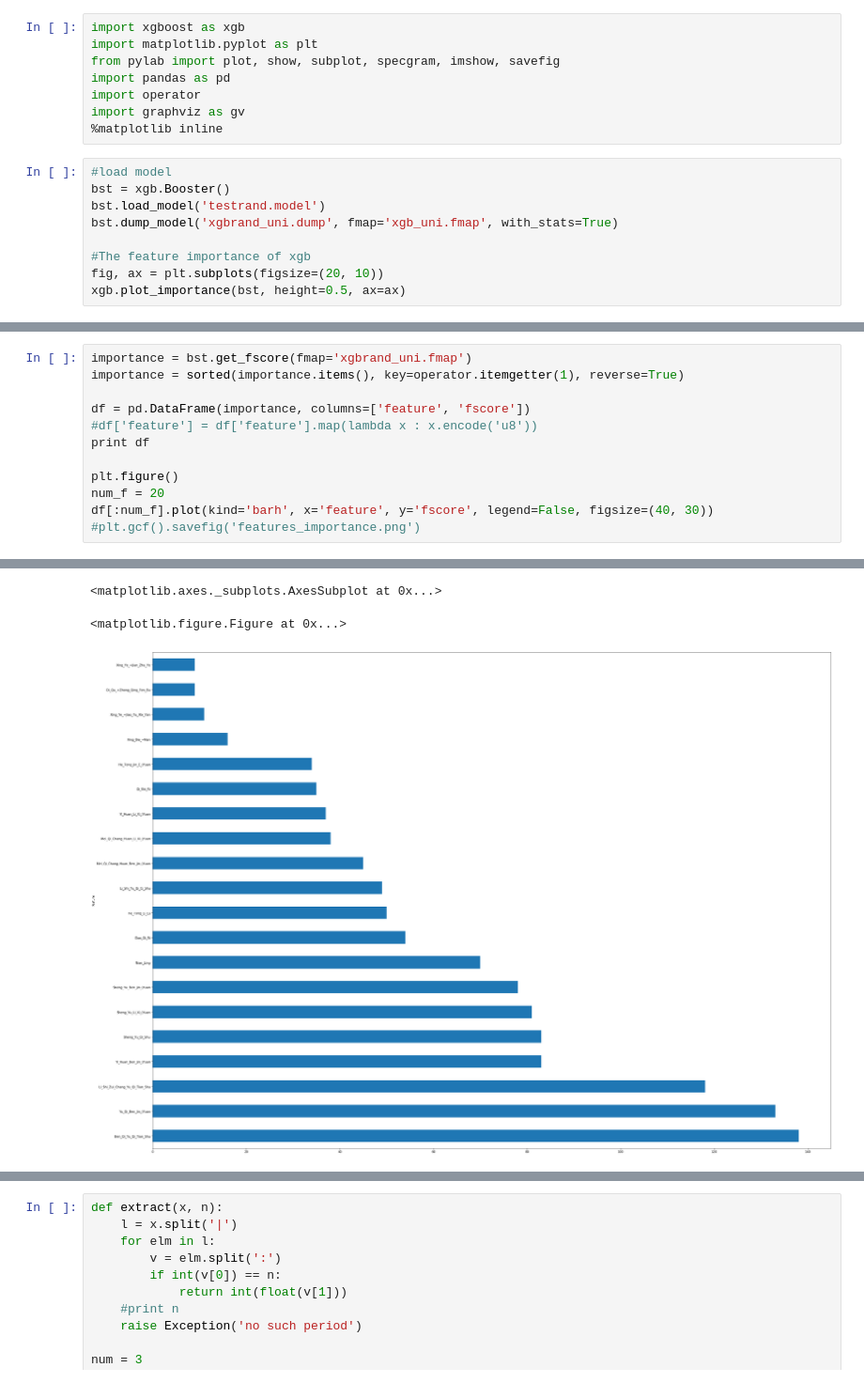
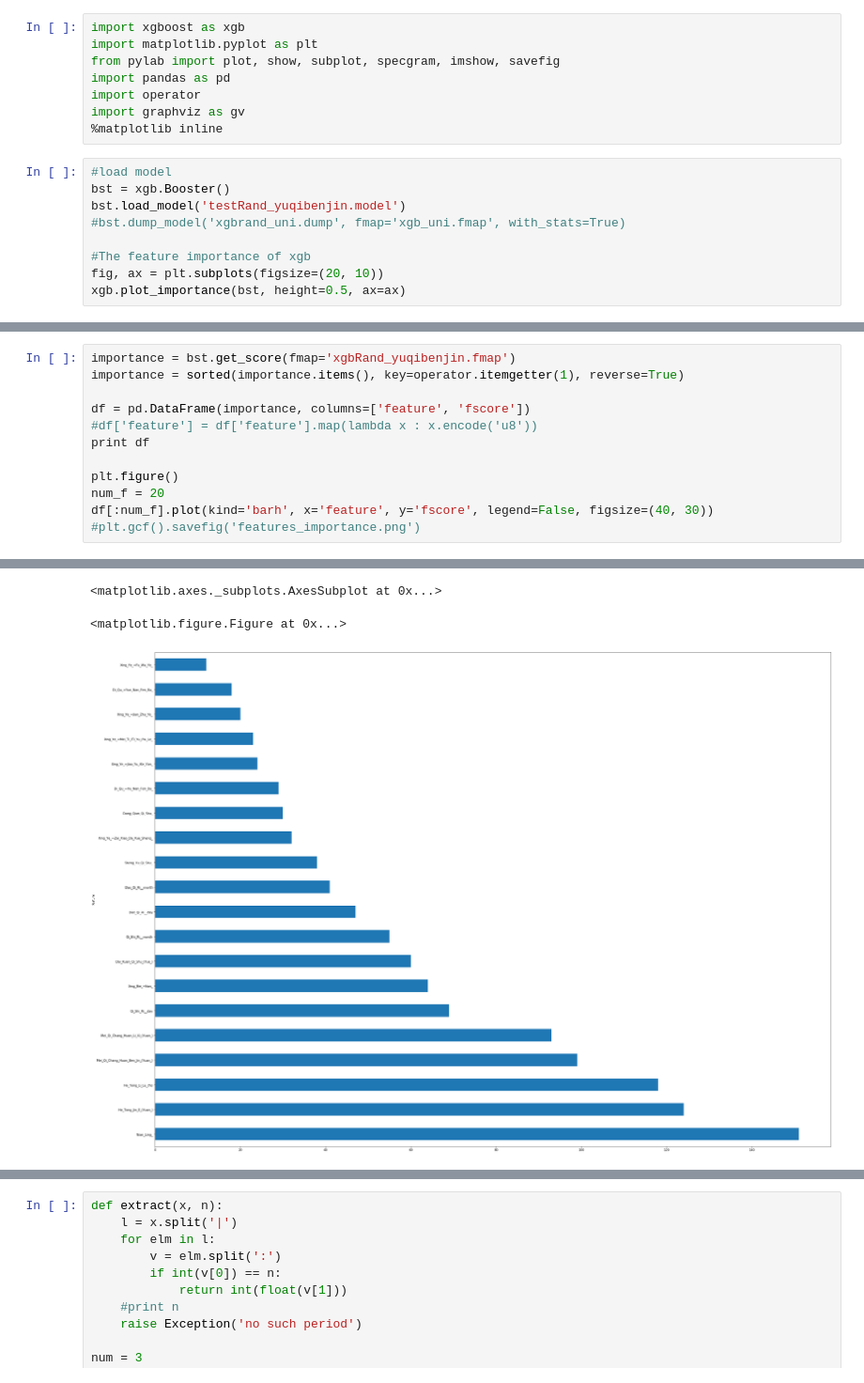
Before and after one commit to skysia1991/risk_poc, a Jupyter notebook: control.ipynb, the cells around one changed output, grey strips where cells are left out. Shown at 94% size. Cells and saved outputs as stored; diff of their text form.

Commit message:
20171207 random model

```diff
--- a/control.ipynb
+++ b/control.ipynb
@@ -9,8 +9,8 @@ import graphviz as gv
 # %%
 #load model
 bst = xgb.Booster()
-bst.load_model('testrand.model')
-bst.dump_model('xgbrand_uni.dump', fmap='xgb_uni.fmap', with_stats=True)
+bst.load_model('testRand_yuqibenjin.model')
+#bst.dump_model('xgbrand_uni.dump', fmap='xgb_uni.fmap', with_stats=True)
 
 #The feature importance of xgb
 fig, ax = plt.subplots(figsize=(20, 10))
@@ -21,5 +21,5 @@ xgb.plot_importance(bst, height=0.5, ax=ax)
 # %%
-importance = bst.get_fscore(fmap='xgbrand_uni.fmap')
+importance = bst.get_score(fmap='xgbRand_yuqibenjin.fmap')
 importance = sorted(importance.items(), key=operator.itemgetter(1), reverse=True)
 
 df = pd.DataFrame(importance, columns=['feature', 'fscore'])
@@ -51,5 +51,5 @@ df[:num_f].plot(kind='barh', x='feature', y='fscore', legend=False, figsize=(40,
 <matplotlib.axes._subplots.AxesSubplot at 0x...>
 <matplotlib.figure.Figure at 0x...>
-[figure, old version]
+[figure, new version]
 # %%
 fig, ax = plt.subplots(figsize=(40, 30))
```
Also changed, not shown: parts of 6 cells of this notebook, 19 other files.
